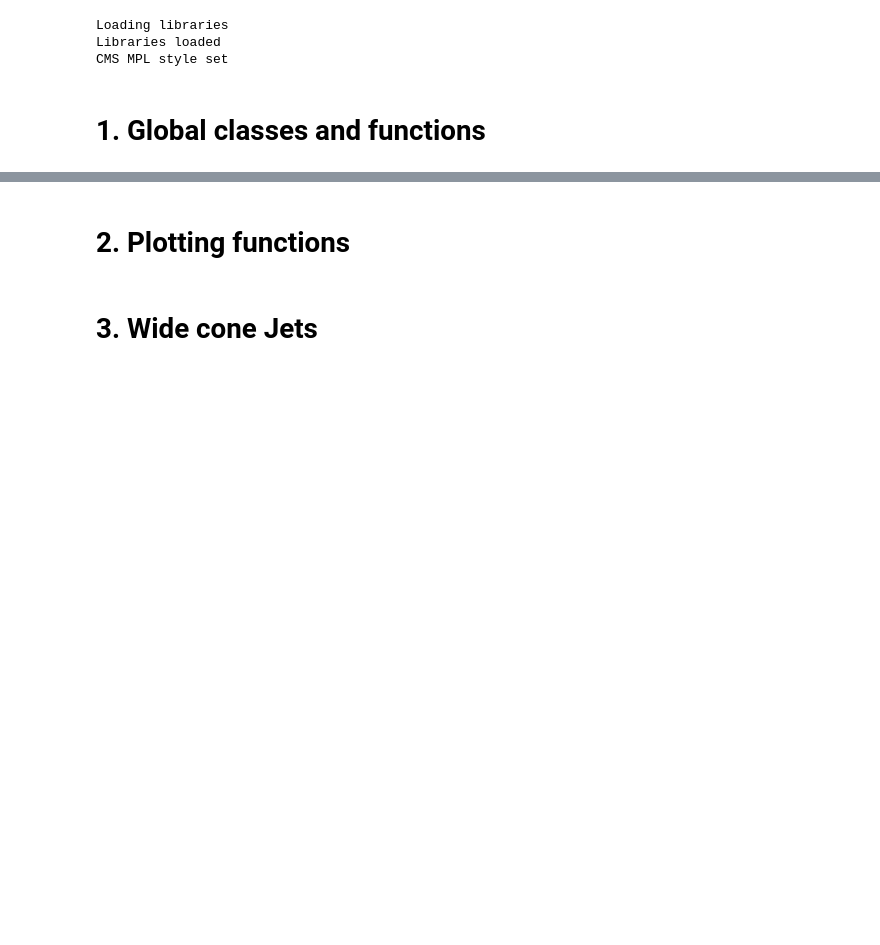
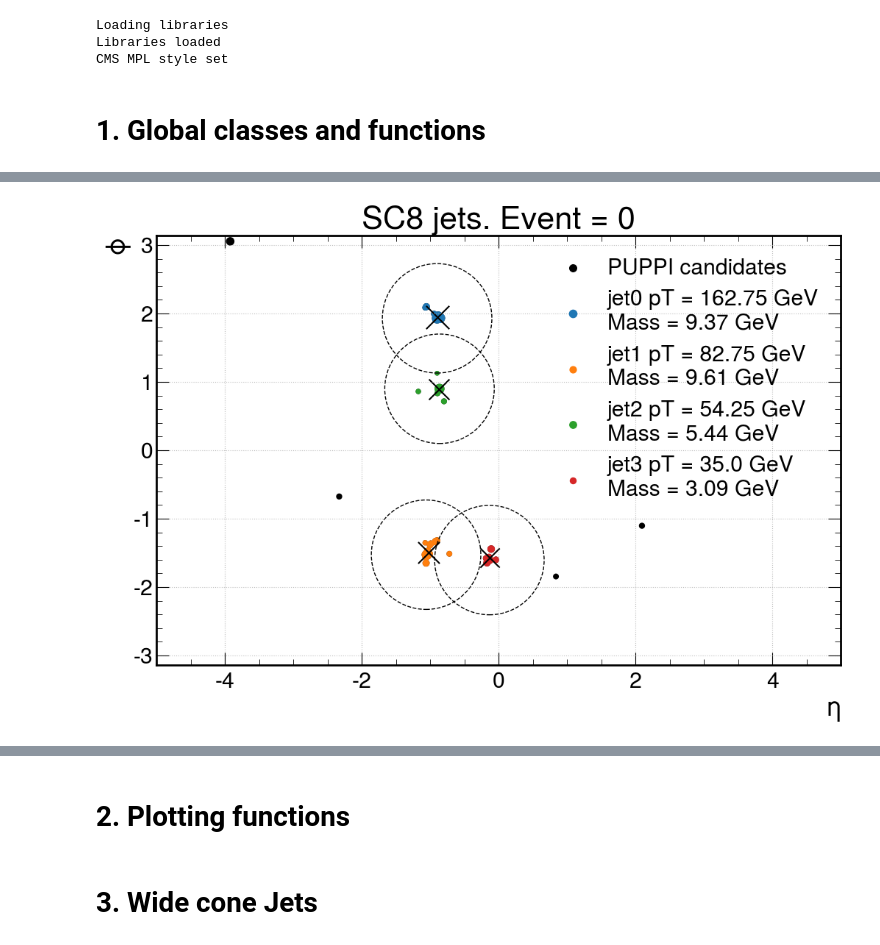
Before and after one commit to lrobertshaw/jetPlotting, a Jupyter notebook: jetAnalysis.ipynb, the cells around one changed output, grey strips where cells are left out. Saved outputs shown, nothing was run; the diff lists cells and outputs as text; code cells hidden in the pictures; blank space fills up the shorter version.

```diff
--- a/jetAnalysis.ipynb
+++ b/jetAnalysis.ipynb
@@ -217,0 +284,4 @@ class Event:
+# %%
+sc8.plotEvent(centreOn="seed", r=0.8)
+# %% [output]
+[figure, added]
```
Also changed, not shown: parts of 26 cells of this notebook.
